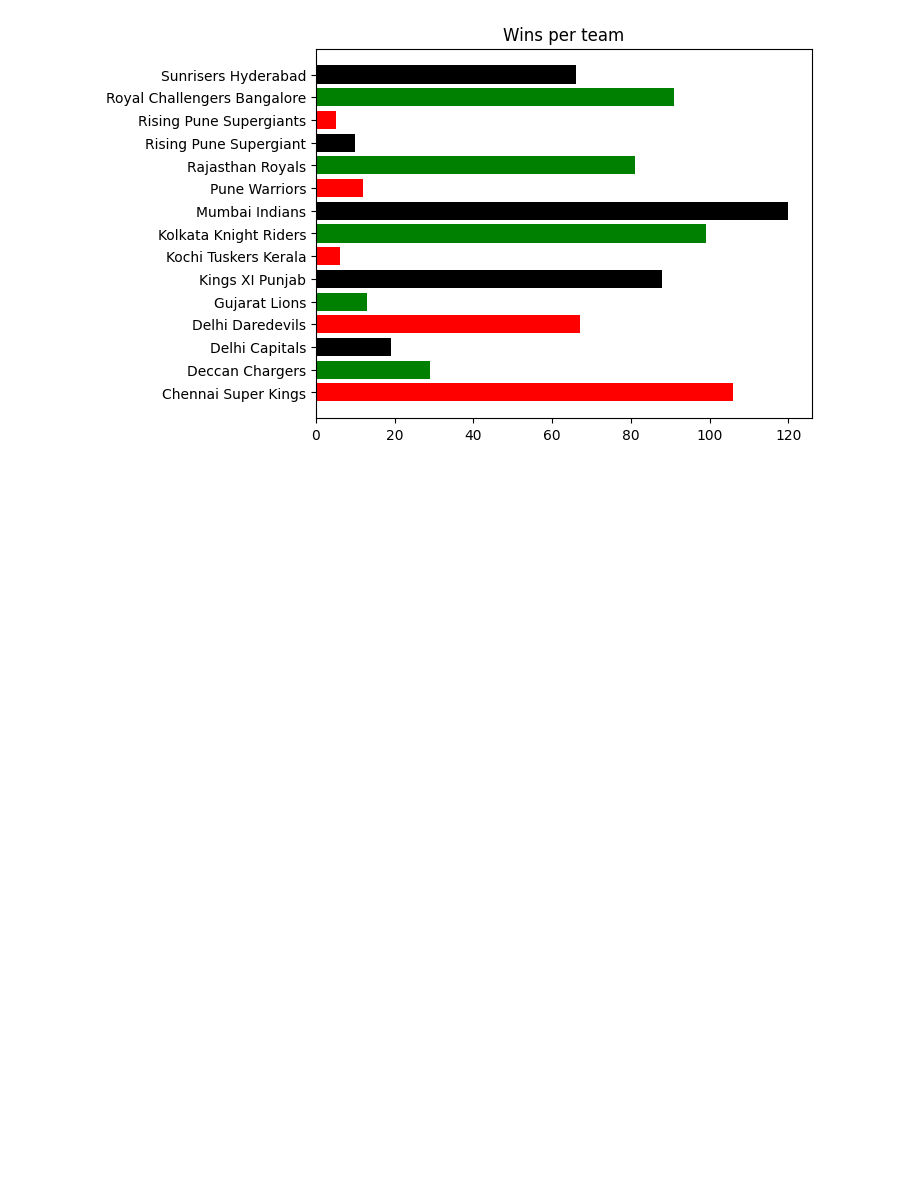
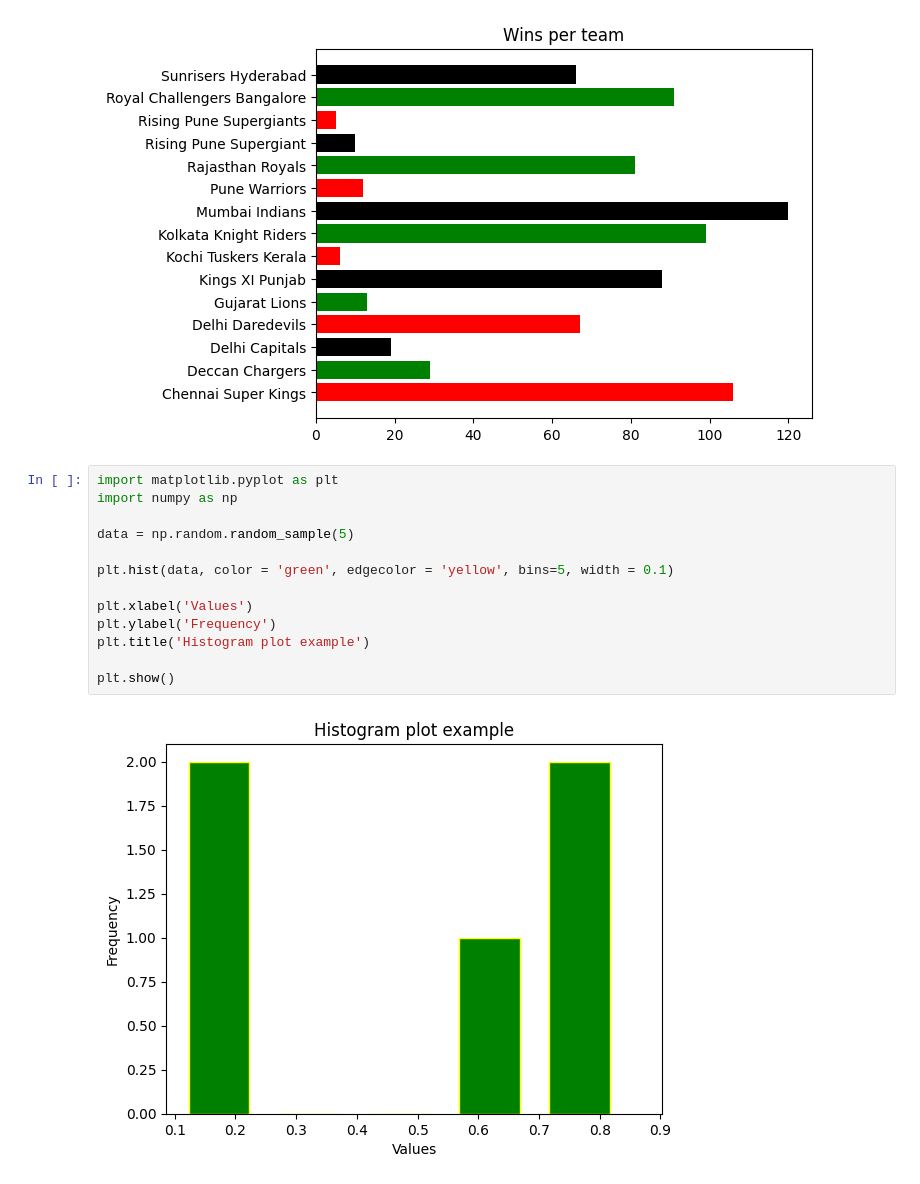
Before and after one commit to AjeebKunhuty/UST-Training-Campus, a Jupyter notebook: Python/dataAnalytics.ipynb, the cells around one changed output. Saved outputs shown, nothing was run; the diff lists cells and outputs as text; blank space fills up the shorter version.

```diff
--- a/Python/dataAnalytics.ipynb
+++ b/Python/dataAnalytics.ipynb
@@ -965,3 +965,18 @@ plt.title("Wins per team")
 plt.show()
 # %% [output]
 [figure]
+# %%
+import matplotlib.pyplot as plt
+import numpy as np
+
+data = np.random.random_sample(5)
+
+plt.hist(data, color = 'green', edgecolor = 'yellow', bins=5, width = 0.1)
+
+plt.xlabel('Values')
+plt.ylabel('Frequency')
+plt.title('Histogram plot example')
+
+plt.show()
+# %% [output]
+[figure, added]
```
Also changed, not shown: parts of 8 cells of this notebook, 9 other files.
